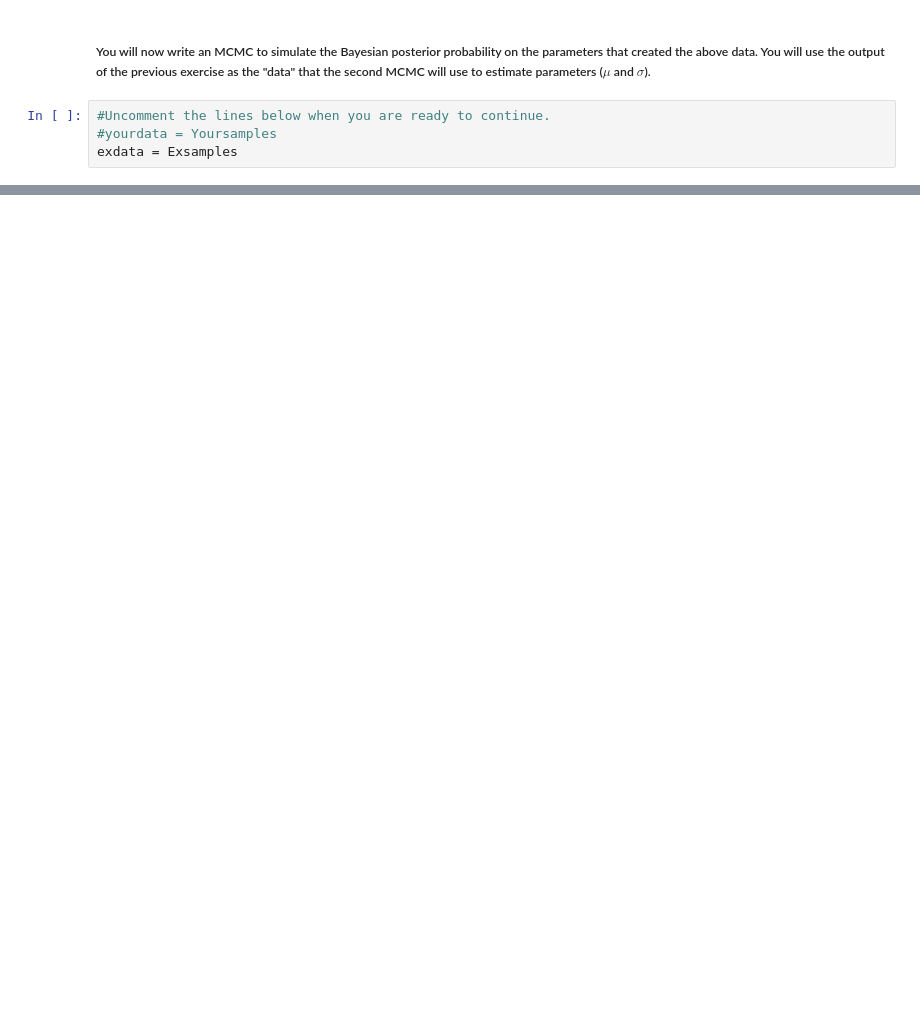
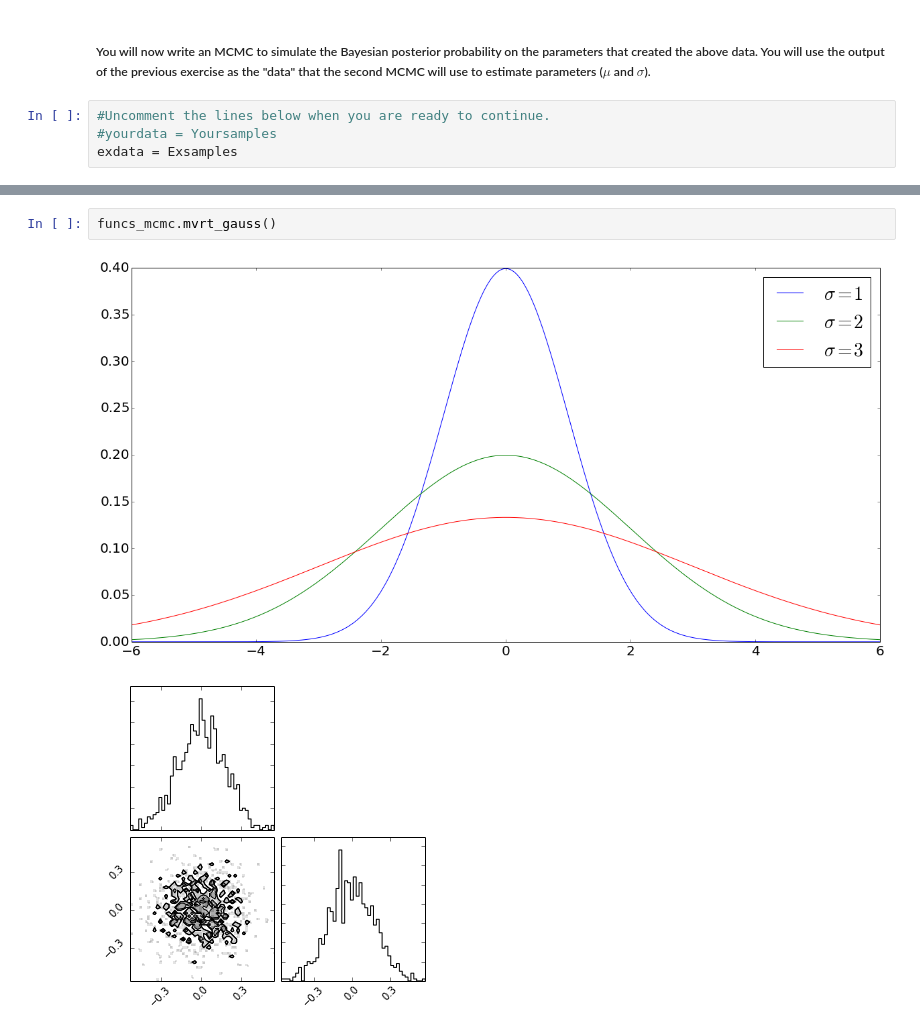
Before and after one commit to scottcoughlin2014/NUIntroductionToLIGO, a Jupyter notebook: Intro to MCMC.ipynb, the cells around one changed output, grey strips where cells are left out. Cells and saved outputs as stored; diff of their text form; blank space fills up the shorter version.

```diff
--- a/Intro to MCMC.ipynb
+++ b/Intro to MCMC.ipynb
@@ -181,0 +220,5 @@ exdata = Exsamples
+# %%
+funcs_mcmc.mvrt_gauss()
+# %% [output]
+[figure, added]
+[figure, added]
```
Also changed, not shown: parts of 10 cells of this notebook.
